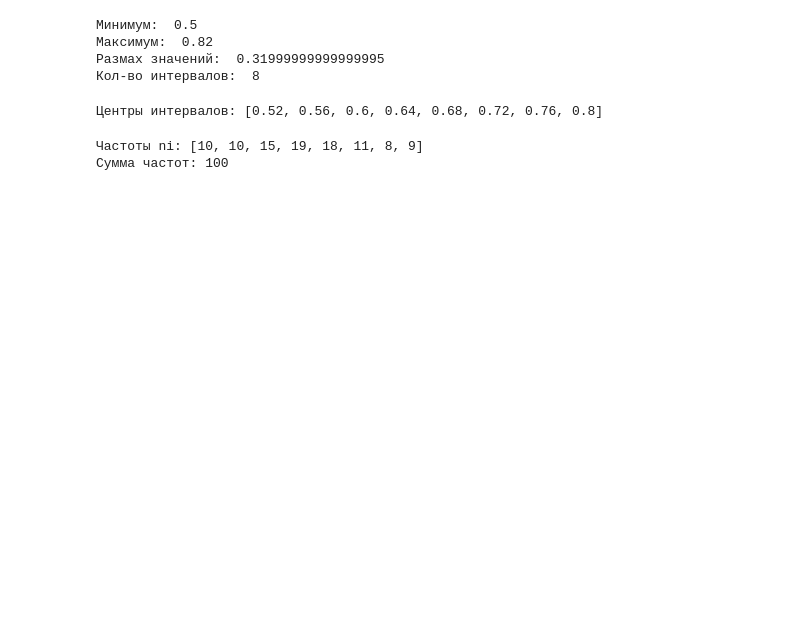
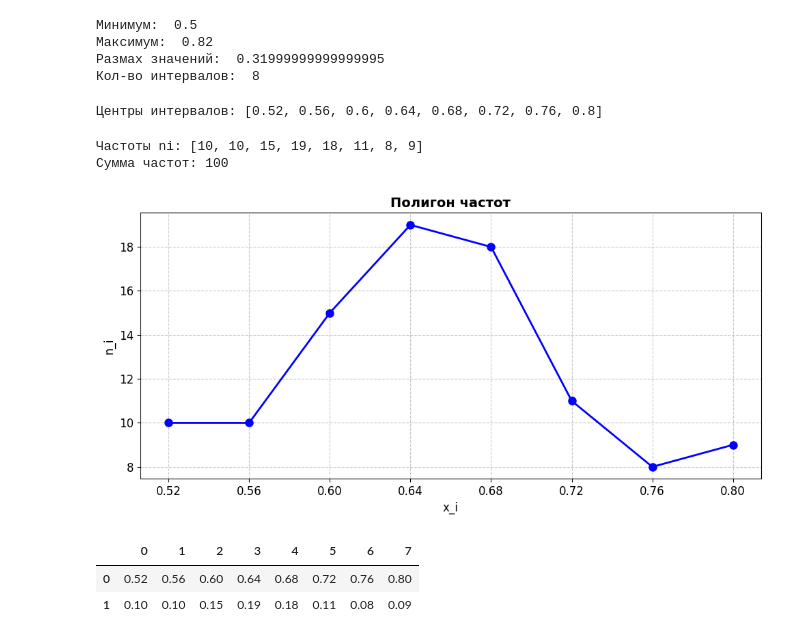
Before and after one commit to garazhi1337/praktika_metody_ii, a Jupyter notebook: MII/11_krukov.ipynb, the cells around one changed output. Cells and saved outputs as stored; diff of their text form; code cells hidden in the pictures; blank space fills up the shorter version.

```diff
--- a/MII/11_krukov.ipynb
+++ b/MII/11_krukov.ipynb
@@ -64,3 +66,23 @@ print('Сумма частот:', sum(ni))
 # %% [output]
 Частоты ni: [10, 10, 15, 19, 18, 11, 8, 9]
 Сумма частот: 100
+# %%
+plt.figure(figsize=(10, 5))
+plt.plot(xi, ni, marker='o', color='blue', markersize=8, linewidth=2)
+plt.title('Полигон частот', fontsize=14, fontweight='bold')
+plt.xlabel('x_i', fontsize=12)
+plt.ylabel('n_i', fontsize=12)
+plt.grid(True, linestyle='--', alpha=0.7)
+plt.xticks(xi)
+plt.tight_layout()
+plt.show()
+# %% [output]
+[figure, added]
+# %%
+wi = [w/100 for w in ni]
+intervalsXiWi = pd.DataFrame([xi, wi])
+intervalsXiWi
+# %% [output]
+|  | 0 | 1 | 2 | 3 | 4 | 5 | 6 | 7 |
+| 0 | 0.52 | 0.56 | 0.60 | 0.64 | 0.68 | 0.72 | 0.76 | 0.80 |
+| 1 | 0.10 | 0.10 | 0.15 | 0.19 | 0.18 | 0.11 | 0.08 | 0.09 |
```
Also changed, not shown: parts of 24 cells of this notebook, 1 other file.
